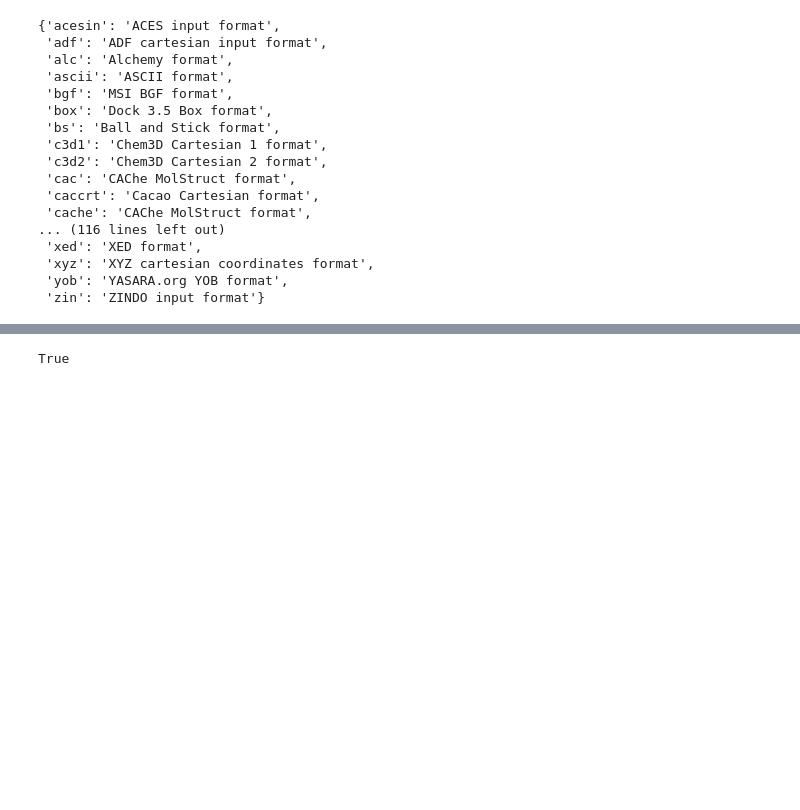
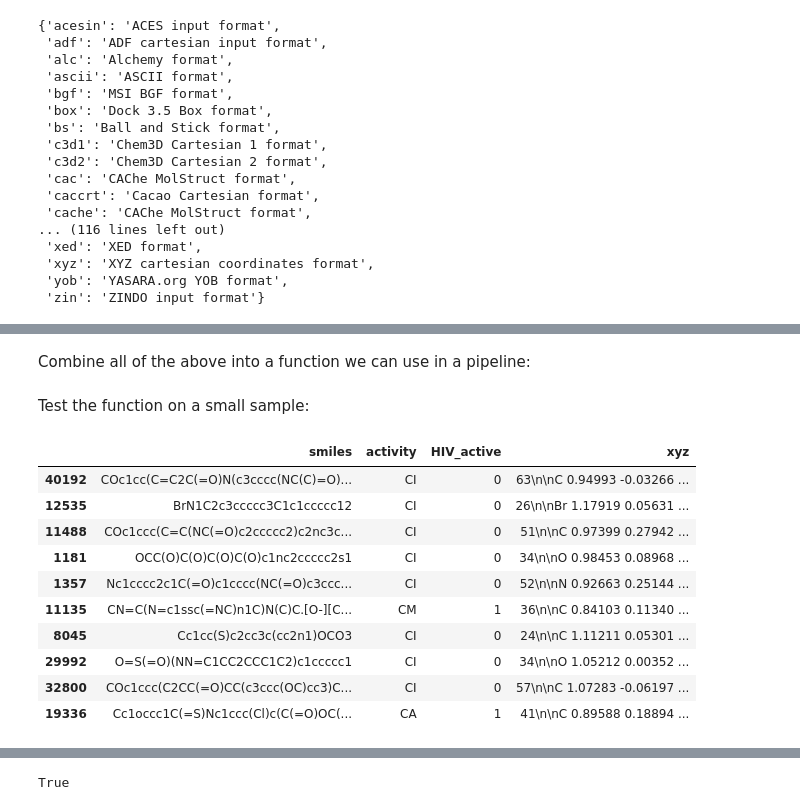
Before and after one commit to diogoviveiros/ai-group-4d-or-2d, a Jupyter notebook: Generating 3D Structures.ipynb, the cells around one changed output, grey strips where cells are left out. Cells and saved outputs as stored; diff of their text form; code cells hidden in the pictures; blank space fills up the shorter version.

```diff
--- a/Generating 3D Structures.ipynb
+++ b/Generating 3D Structures.ipynb
@@ -94,0 +111,2 @@ The generated graph:
+# %% [markdown]
+Combine all of the above into a function we can use in a pipeline:
@@ -94,0 +141,18 @@ The generated graph:
+# %% [markdown]
+Test the function on a small sample:
+# %%
+data_samp = pd.read_csv('./data/HIV.csv').sample(10)
+data_samp = gen_3D_strings(data_samp, 'smiles')
+data_samp
+# %% [output]
+|  | smiles | activity | HIV_active | xyz |
+| 40192 | COc1cc(C=C2C(=O)N(c3cccc(NC(C)=O)... | CI | 0 | 63\n\nC 0.94993 -0.03266 ... |
+| 12535 | BrN1C2c3ccccc3C1c1ccccc12 | CI | 0 | 26\n\nBr 1.17919 0.05631 ... |
+| 11488 | COc1ccc(C=C(NC(=O)c2ccccc2)c2nc3c... | CI | 0 | 51\n\nC 0.97399 0.27942 ... |
+| 1181 | OCC(O)C(O)C(O)C(O)c1nc2ccccc2s1 | CI | 0 | 34\n\nO 0.98453 0.08968 ... |
+| 1357 | Nc1cccc2c1C(=O)c1cccc(NC(=O)c3ccc... | CI | 0 | 52\n\nN 0.92663 0.25144 ... |
+| 11135 | CN=C(N=c1ssc(=NC)n1C)N(C)C.[O-][C... | CM | 1 | 36\n\nC 0.84103 0.11340 ... |
+| 8045 | Cc1cc(S)c2cc3c(cc2n1)OCO3 | CI | 0 | 24\n\nC 1.11211 0.05301 ... |
+| 29992 | O=S(=O)(NN=C1CC2CCC1C2)c1ccccc1 | CI | 0 | 34\n\nO 1.05212 0.00352 ... |
+| 32800 | COc1ccc(C2CC(=O)CC(c3ccc(OC)cc3)C... | CI | 0 | 57\n\nC 1.07283 -0.06197 ... |
+| 19336 | Cc1occc1C(=S)Nc1ccc(Cl)c(C(=O)OC(... | CA | 1 | 41\n\nC 0.89588 0.18894 ... |
```
Also changed, not shown: parts of 23 cells of this notebook.
